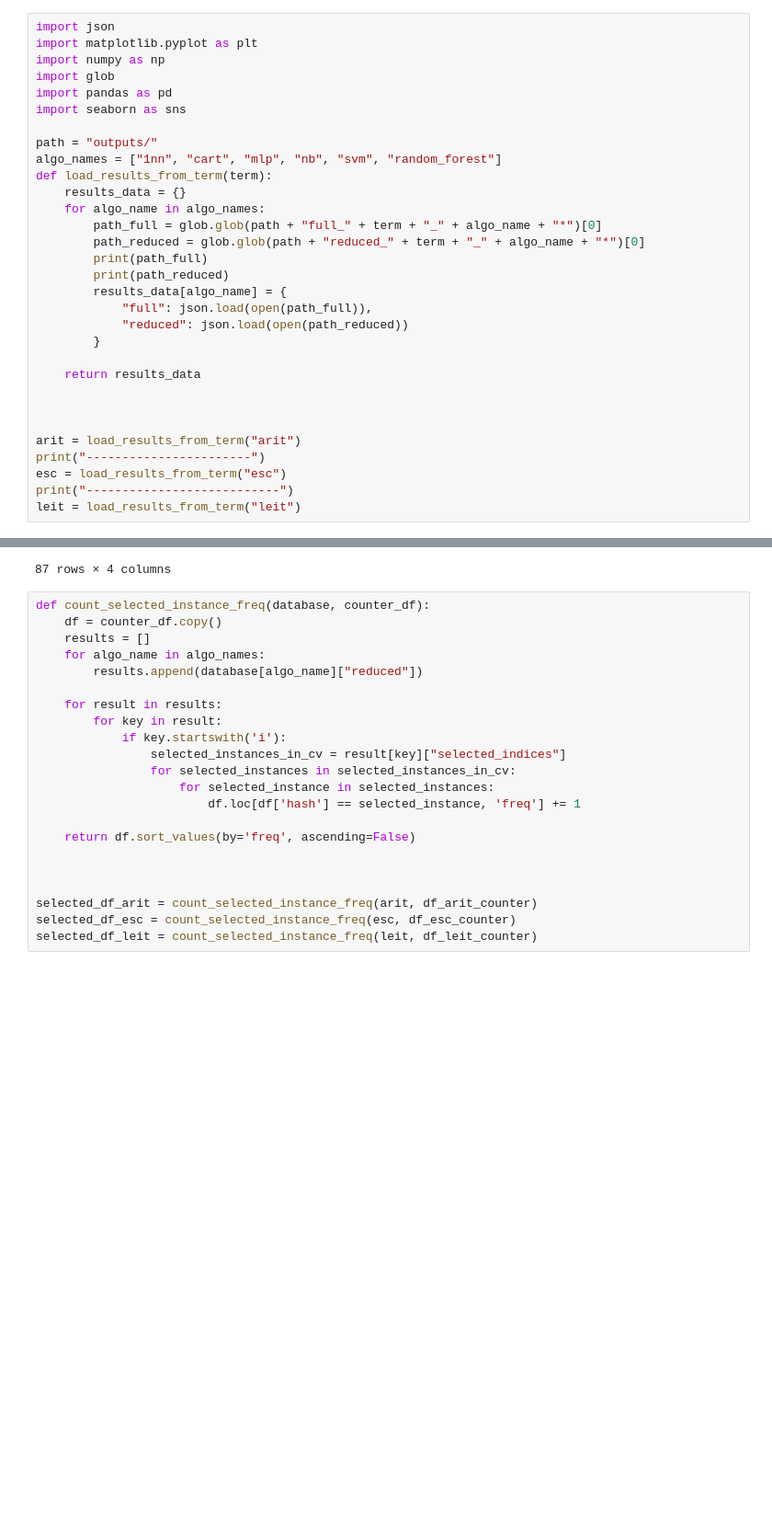
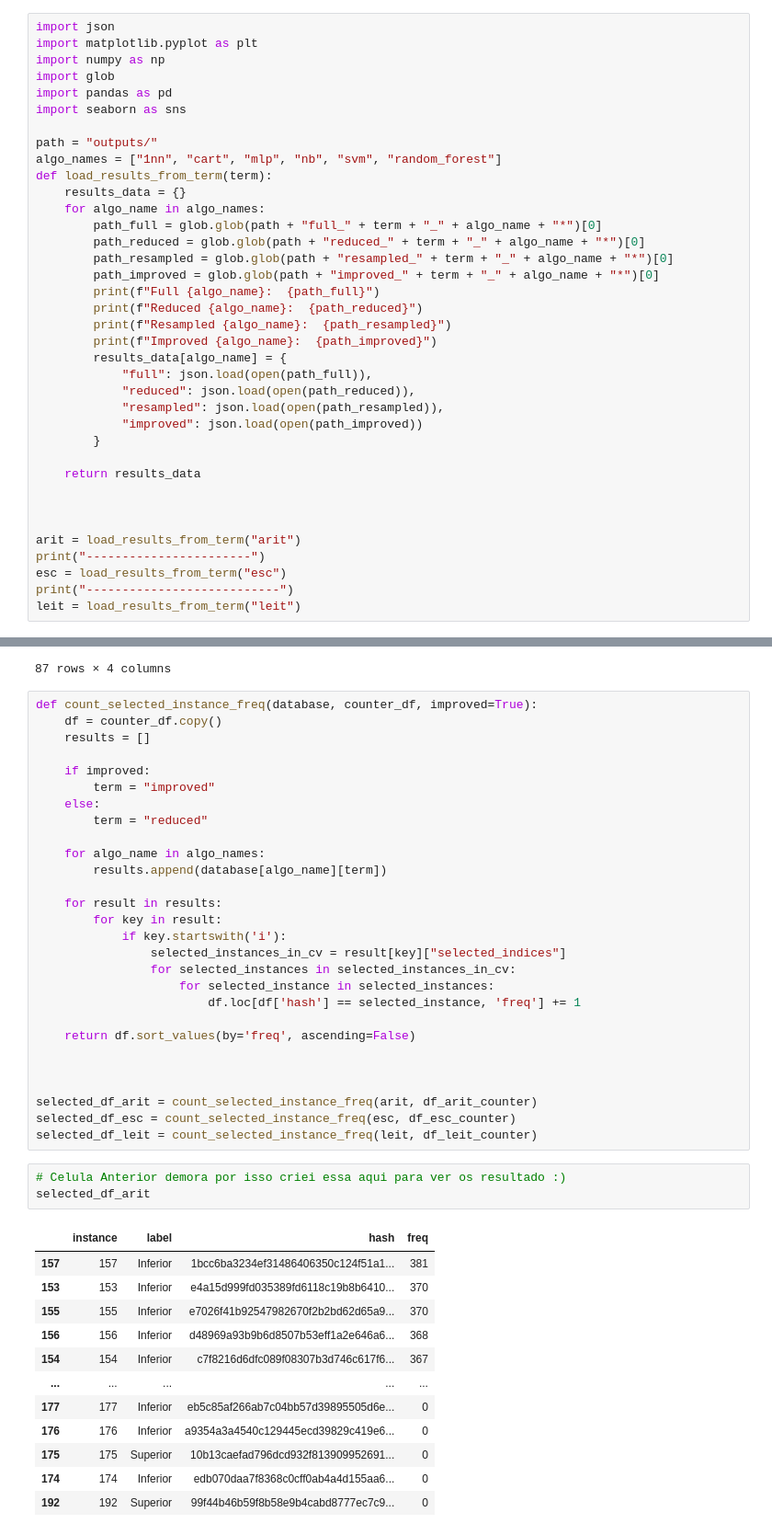
Before and after one commit to HenriqueHott/miloud-2013-ant-is, a Jupyter notebook: analytics.ipynb, the cells around one changed output, grey strips where cells are left out. Shown at 92% size. Drawn from its saved outputs; the diff is of its cells as text; blank space fills up the shorter version.

```diff
--- a/analytics.ipynb
+++ b/analytics.ipynb
@@ -13,11 +13,17 @@ def load_results_from_term(term):
     for algo_name in algo_names:
         path_full = glob.glob(path + "full_" + term + "_" + algo_name + "*")[0]
         path_reduced = glob.glob(path + "reduced_" + term + "_" + algo_name + "*")[0]
-        print(path_full)
-        print(path_reduced)
+        path_resampled = glob.glob(path + "resampled_" + term + "_" + algo_name + "*")[0]
+        path_improved = glob.glob(path + "improved_" + term + "_" + algo_name + "*")[0]
+        print(f"Full {algo_name}:  {path_full}")
+        print(f"Reduced {algo_name}:  {path_reduced}")
+        print(f"Resampled {algo_name}:  {path_resampled}")
+        print(f"Improved {algo_name}:  {path_improved}")
         results_data[algo_name] = {
             "full": json.load(open(path_full)),
-            "reduced": json.load(open(path_reduced))
+            "reduced": json.load(open(path_reduced)),
+            "resampled": json.load(open(path_resampled)),
+            "improved": json.load(open(path_improved))
         }
 
     return results_data
@@ -88,11 +110,17 @@ df_leit_counter
 | 86 | 86 | Inferior | fd3080095f84f91d38ccbe611312adec3... | 0 |
 87 rows × 4 columns
 # %%
-def count_selected_instance_freq(database, counter_df):
+def count_selected_instance_freq(database, counter_df, improved=True):
     df = counter_df.copy()
     results = []
+
+    if improved:
+        term = "improved"
+    else:
+        term = "reduced"
+
     for algo_name in algo_names:
-        results.append(database[algo_name]["reduced"])
+        results.append(database[algo_name][term])
 
     for result in results:
         for key in result:
@@ -109,3 +137,19 @@ def count_selected_instance_freq(database, counter_df):
 selected_df_arit = count_selected_instance_freq(arit, df_arit_counter)
 selected_df_esc = count_selected_instance_freq(esc, df_esc_counter)
 selected_df_leit = count_selected_instance_freq(leit, df_leit_counter)
+# %%
+# Celula Anterior demora por isso criei essa aqui para ver os resultado :)
+selected_df_arit
+# %% [output]
+|  | instance | label | hash | freq |
+| 157 | 157 | Inferior | 1bcc6ba3234ef31486406350c124f51a1... | 381 |
+| 153 | 153 | Inferior | e4a15d999fd035389fd6118c19b8b6410... | 370 |
+| 155 | 155 | Inferior | e7026f41b92547982670f2b2bd62d65a9... | 370 |
+| 156 | 156 | Inferior | d48969a93b9b6d8507b53eff1a2e646a6... | 368 |
+| 154 | 154 | Inferior | c7f8216d6dfc089f08307b3d746c617f6... | 367 |
+| ... | ... | ... | ... | ... |
+| 177 | 177 | Inferior | eb5c85af266ab7c04bb57d39895505d6e... | 0 |
+| 176 | 176 | Inferior | a9354a3a4540c129445ecd39829c419e6... | 0 |
+| 175 | 175 | Superior | 10b13caefad796dcd932f813909952691... | 0 |
+| 174 | 174 | Inferior | edb070daa7f8368c0cff0ab4a4d155aa6... | 0 |
+| 192 | 192 | Superior | 99f44b46b59f8b58e9b4cabd8777ec7c9... | 0 |
```
Also changed, not shown: parts of 18 cells of this notebook, 1 other file.
